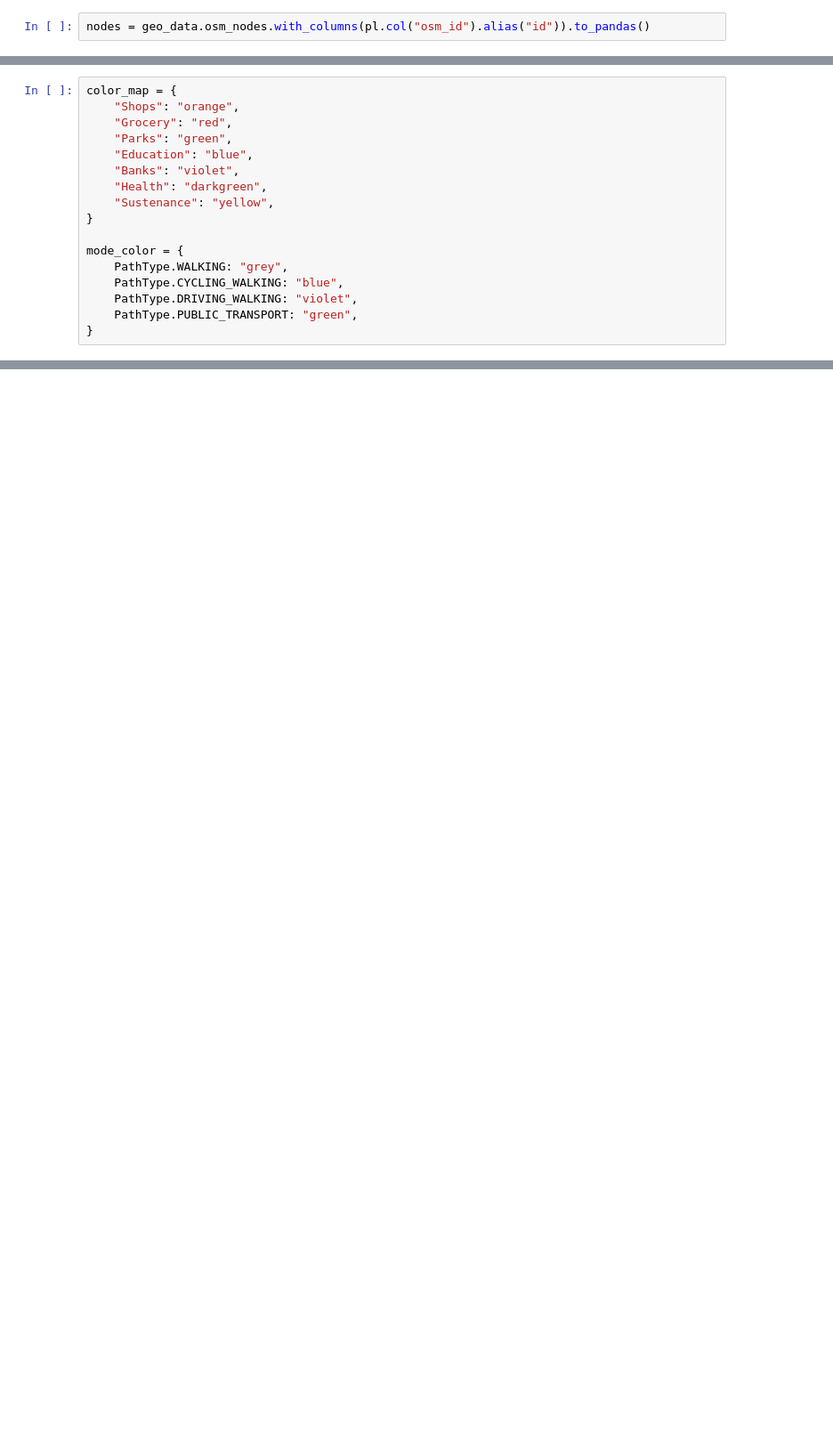
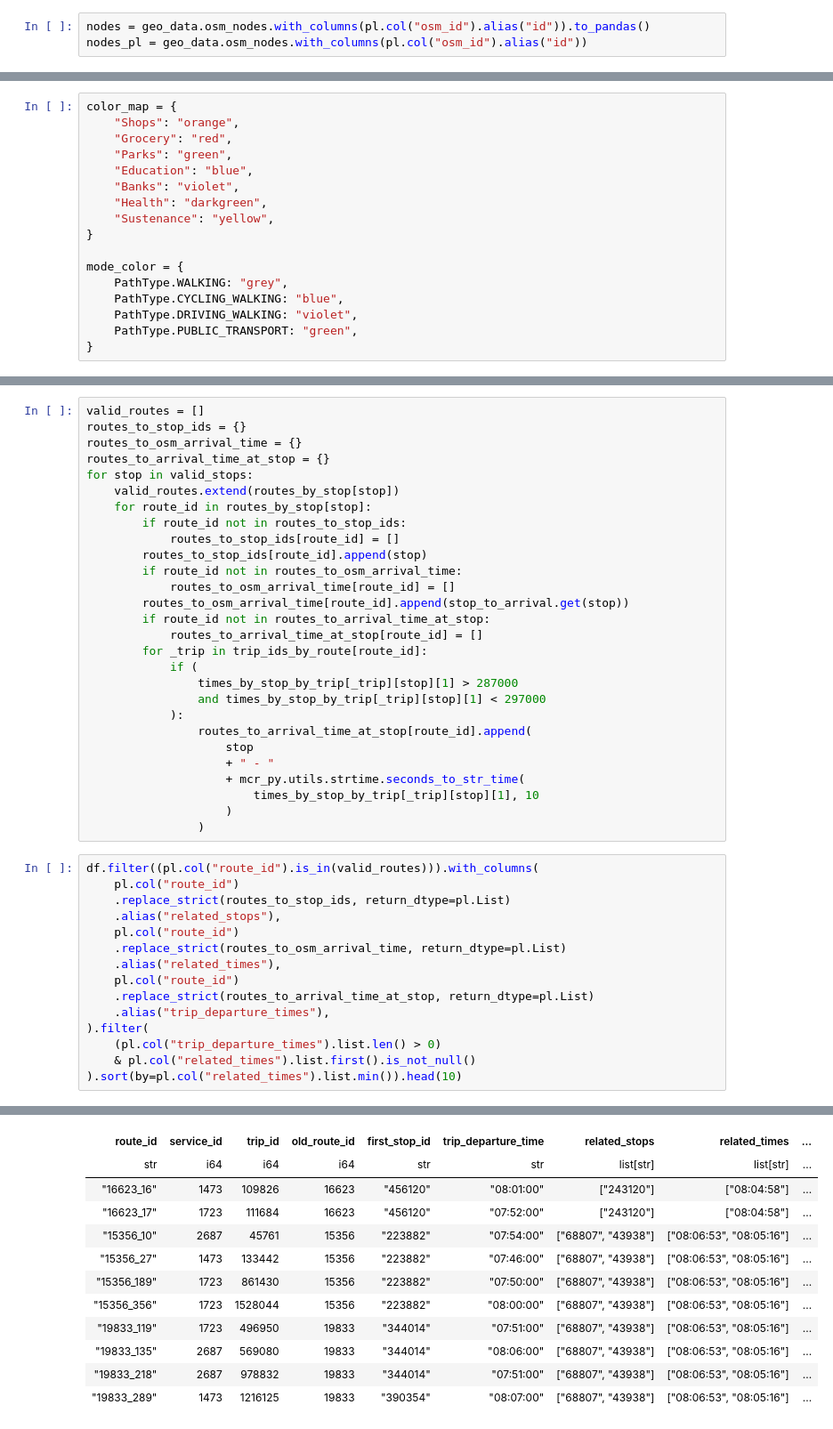
Before and after one commit to phyk/mcr-py, a Jupyter notebook: notebooks/13_result_check.ipynb, the cells around one changed output, grey strips where cells are left out. Shown at 89% size. Saved outputs shown, nothing was run; the diff lists cells and outputs as text; blank space fills up the shorter version.

```diff
--- a/notebooks/13_result_check.ipynb
+++ b/notebooks/13_result_check.ipynb
@@ -97,5 +102,6 @@ labels[labels["duplicate"]].sort_values(by=["osm_node_id", "time"])
 # %%
 nodes = geo_data.osm_nodes.with_columns(pl.col("osm_id").alias("id")).to_pandas()
+nodes_pl = geo_data.osm_nodes.with_columns(pl.col("osm_id").alias("id"))
 # %%
 path_manager = hex["path_manager"]
 # %%
@@ -557,0 +471,44 @@ for path in path_manager.paths.values():
+# %%
+valid_routes = []
+routes_to_stop_ids = {}
+routes_to_osm_arrival_time = {}
+routes_to_arrival_time_at_stop = {}
+for stop in valid_stops:
+    valid_routes.extend(routes_by_stop[stop])
+    for route_id in routes_by_stop[stop]:
+        if route_id not in routes_to_stop_ids:
+            routes_to_stop_ids[route_id] = []
+        routes_to_stop_ids[route_id].append(stop)
+        if route_id not in routes_to_osm_arrival_time:
+            routes_to_osm_arrival_time[route_id] = []
+        routes_to_osm_arrival_time[route_id].append(stop_to_arrival.get(stop))
+        if route_id not in routes_to_arrival_time_at_stop:
+            routes_to_arrival_time_at_stop[route_id] = []
+        for _trip in trip_ids_by_route[route_id]:
+            if (
+                times_by_stop_by_trip[_trip][stop][1] > 287000
+                and times_by_stop_by_trip[_trip][stop][1] < 297000
+            ):
+                routes_to_arrival_time_at_stop[route_id].append(
+                    stop
+                    + " - "
+                    + mcr_py.utils.strtime.seconds_to_str_time(
+                        times_by_stop_by_trip[_trip][stop][1], 10
+                    )
+                )
+# %%
+df.filter((pl.col("route_id").is_in(valid_routes))).with_columns(
+    pl.col("route_id")
+    .replace_strict(routes_to_stop_ids, return_dtype=pl.List)
+    .alias("related_stops"),
+    pl.col("route_id")
+    .replace_strict(routes_to_osm_arrival_time, return_dtype=pl.List)
+    .alias("related_times"),
+    pl.col("route_id")
+    .replace_strict(routes_to_arrival_time_at_stop, return_dtype=pl.List)
+    .alias("trip_departure_times"),
+).filter(
+    (pl.col("trip_departure_times").list.len() > 0)
+    & pl.col("related_times").list.first().is_not_null()
+).sort(by=pl.col("related_times").list.min()).head(10)
+# %% [output]
@@ -557,0 +516,12 @@ for path in path_manager.paths.values():
+| route_id | service_id | trip_id | old_route_id | first_stop_id | trip_departure_time | related_stops | related_times | ... |
+| str | i64 | i64 | i64 | str | str | list[str] | list[str] | ... |
+| "16623_16" | 1473 | 109826 | 16623 | "456120" | "08:01:00" | ["243120"] | ["08:04:58"] | ... |
+| "16623_17" | 1723 | 111684 | 16623 | "456120" | "07:52:00" | ["243120"] | ["08:04:58"] | ... |
+| "15356_10" | 2687 | 45761 | 15356 | "223882" | "07:54:00" | ["68807", "43938"] | ["08:06:53", "08:05:16"] | ... |
+| "15356_27" | 1473 | 133442 | 15356 | "223882" | "07:46:00" | ["68807", "43938"] | ["08:06:53", "08:05:16"] | ... |
+| "15356_189" | 1723 | 861430 | 15356 | "223882" | "07:50:00" | ["68807", "43938"] | ["08:06:53", "08:05:16"] | ... |
+| "15356_356" | 1723 | 1528044 | 15356 | "223882" | "08:00:00" | ["68807", "43938"] | ["08:06:53", "08:05:16"] | ... |
+| "19833_119" | 1723 | 496950 | 19833 | "344014" | "07:51:00" | ["68807", "43938"] | ["08:06:53", "08:05:16"] | ... |
+| "19833_135" | 2687 | 569080 | 19833 | "344014" | "08:06:00" | ["68807", "43938"] | ["08:06:53", "08:05:16"] | ... |
+| "19833_218" | 2687 | 978832 | 19833 | "344014" | "07:51:00" | ["68807", "43938"] | ["08:06:53", "08:05:16"] | ... |
+| "19833_289" | 1473 | 1216125 | 19833 | "390354" | "08:07:00" | ["68807", "43938"] | ["08:06:53", "08:05:16"] | ... |
```
Also changed, not shown: parts of 21 cells of this notebook, 1 other file.
